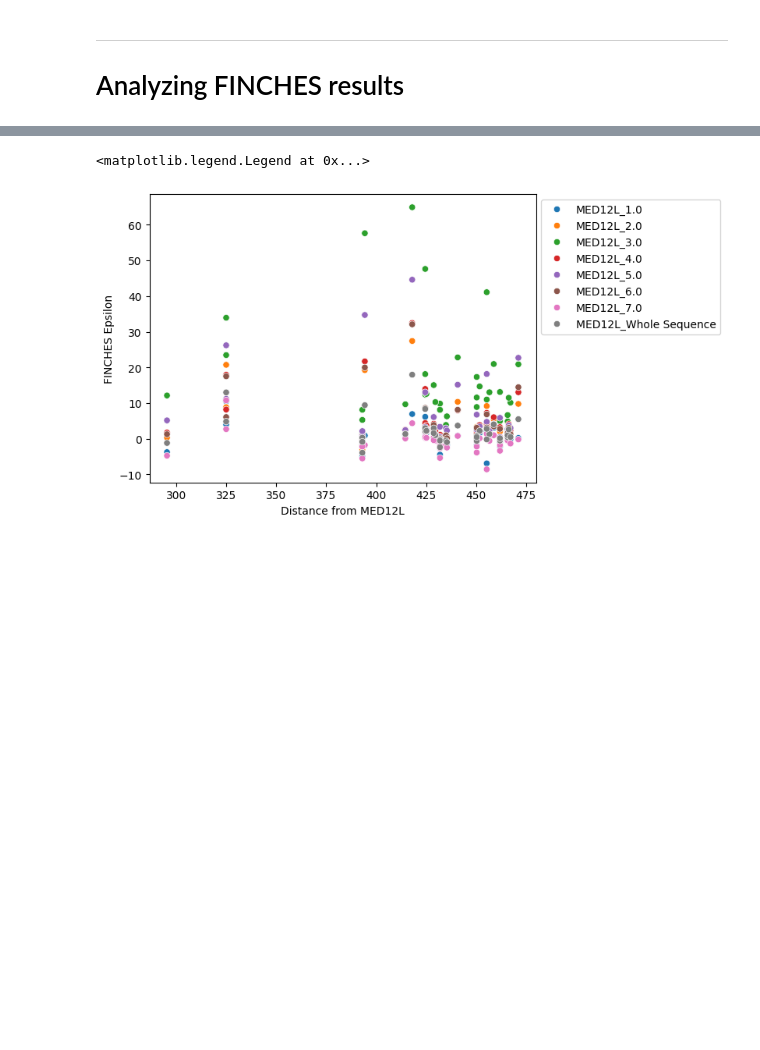
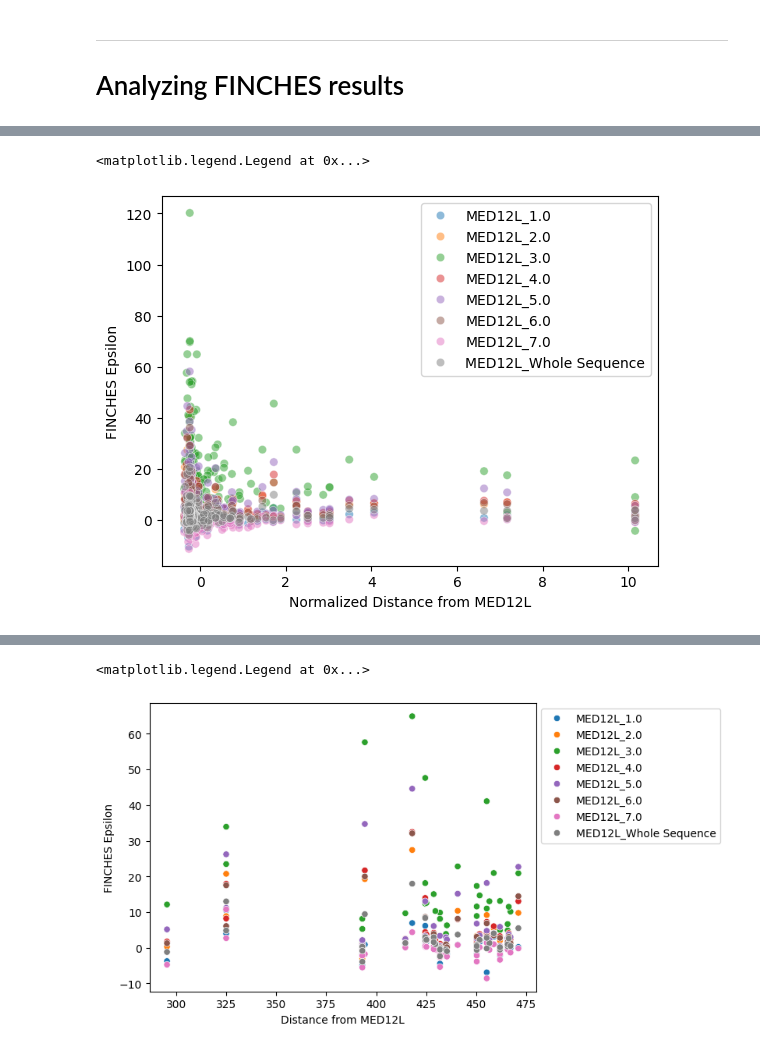
Before and after one commit to kinseylong/StallerRotation, a Jupyter notebook: finches_IDRs/mediatorcoexpression_ADcoA.ipynb, the cells around one changed output, grey strips where cells are left out. Saved outputs shown, nothing was run; the diff lists cells and outputs as text; code cells hidden in the pictures; blank space fills up the shorter version.

```diff
--- a/finches_IDRs/mediatorcoexpression_ADcoA.ipynb
+++ b/finches_IDRs/mediatorcoexpression_ADcoA.ipynb
@@ -142,0 +113,7 @@ sns.scatterplot(MED12_finches_pivot_melted[MED12_finches_pivot_melted["Classific
+# %%
+#get close MED12L
+sns.scatterplot(melted_MED12L, x = "Normalized Distance from MED12L", y = "FINCHES Epsilon", hue = "MED12L Subunit", alpha=0.5)
+plt.legend(bbox_to_anchor=(1,1))
+# %% [output]
+<matplotlib.legend.Legend at 0x...>
+[figure, added]
```
Also changed, not shown: parts of 18 cells of this notebook, 3 other files.
